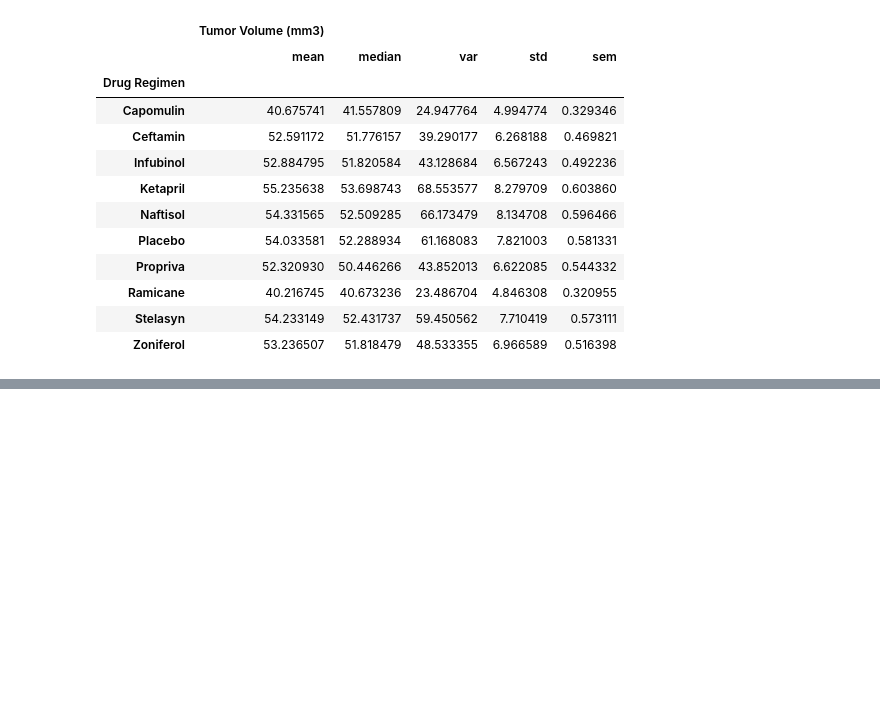
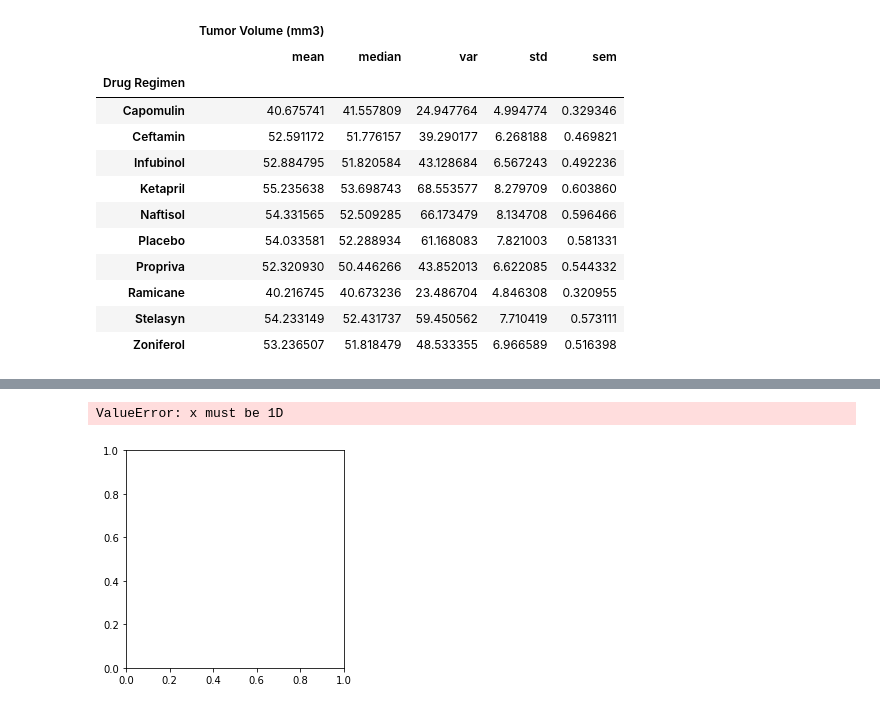
Before and after one commit to mvogel3/matplotlib-challenge, a Jupyter notebook: module_5_starter_code/Pymaceuticals/pymaceuticals_analysis.ipynb, the cells around one changed output, grey strips where cells are left out. Cells and saved outputs as stored; diff of their text form; code cells hidden in the pictures; blank space fills up the shorter version.

```diff
--- a/module_5_starter_code/Pymaceuticals/pymaceuticals_analysis.ipynb
+++ b/module_5_starter_code/Pymaceuticals/pymaceuticals_analysis.ipynb
@@ -162,0 +211,5 @@ mouse_aggregate
+# %%
+plt.pie(sex_group, labels=sex_group.index)
+# %% [output]
+ValueError: x must be 1D
+[figure, added]
```
Also changed, not shown: parts of 5 cells of this notebook.
